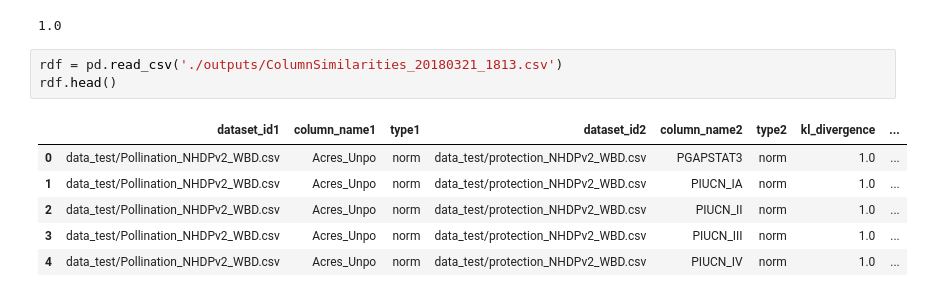
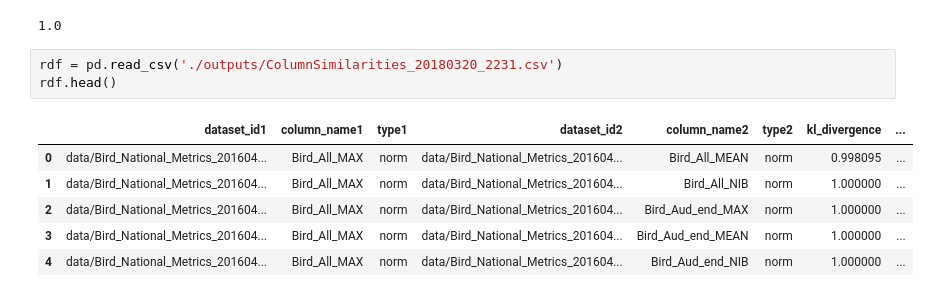
Before and after one commit to gourab5139014/infer_columns, a Jupyter notebook: TestKlDiv.ipynb, the cells around one changed output. Drawn from its saved outputs; the diff is of its cells as text.

```diff
--- a/TestKlDiv.ipynb
+++ b/TestKlDiv.ipynb
@@ -217,12 +217,12 @@ k = kl_div_with_normal(dt['PIUCN_IB'],dt['PIUCN_VI'])
 # %% [output]
 1.0
 # %%
-rdf = pd.read_csv('./outputs/ColumnSimilarities_20180321_1813.csv')
+rdf = pd.read_csv('./outputs/ColumnSimilarities_20180320_2231.csv')
 rdf.head()
 # %% [output]
 |  | dataset_id1 | column_name1 | type1 | dataset_id2 | column_name2 | type2 | kl_divergence | ... |
-| 0 | data_test/Pollination_NHDPv2_WBD.csv | Acres_Unpo | norm | data_test/protection_NHDPv2_WBD.csv | PGAPSTAT3 | norm | 1.0 | ... |
-| 1 | data_test/Pollination_NHDPv2_WBD.csv | Acres_Unpo | norm | data_test/protection_NHDPv2_WBD.csv | PIUCN_IA | norm | 1.0 | ... |
-| 2 | data_test/Pollination_NHDPv2_WBD.csv | Acres_Unpo | norm | data_test/protection_NHDPv2_WBD.csv | PIUCN_II | norm | 1.0 | ... |
-| 3 | data_test/Pollination_NHDPv2_WBD.csv | Acres_Unpo | norm | data_test/protection_NHDPv2_WBD.csv | PIUCN_III | norm | 1.0 | ... |
-| 4 | data_test/Pollination_NHDPv2_WBD.csv | Acres_Unpo | norm | data_test/protection_NHDPv2_WBD.csv | PIUCN_IV | norm | 1.0 | ... |
+| 0 | data/Bird_National_Metrics_201604... | Bird_All_MAX | norm | data/Bird_National_Metrics_201604... | Bird_All_MEAN | norm | 0.998095 | ... |
+| 1 | data/Bird_National_Metrics_201604... | Bird_All_MAX | norm | data/Bird_National_Metrics_201604... | Bird_All_NIB | norm | 1.000000 | ... |
+| 2 | data/Bird_National_Metrics_201604... | Bird_All_MAX | norm | data/Bird_National_Metrics_201604... | Bird_Aud_end_MAX | norm | 1.000000 | ... |
+| 3 | data/Bird_National_Metrics_201604... | Bird_All_MAX | norm | data/Bird_National_Metrics_201604... | Bird_Aud_end_MEAN | norm | 1.000000 | ... |
+| 4 | data/Bird_National_Metrics_201604... | Bird_All_MAX | norm | data/Bird_National_Metrics_201604... | Bird_Aud_end_NIB | norm | 1.000000 | ... |
```
Also changed, not shown: parts of 11 cells of this notebook, 1 other file.
